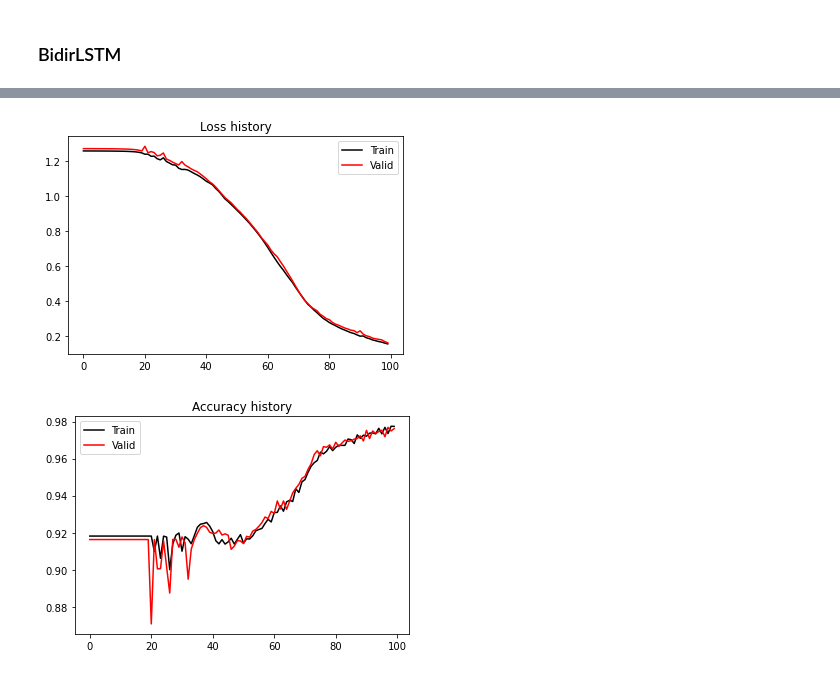
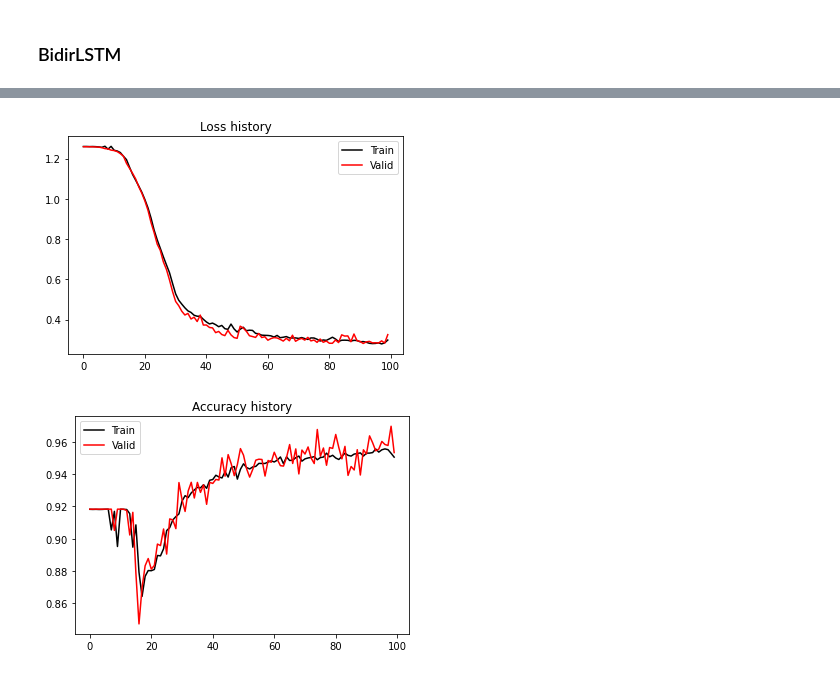
Before and after one commit to DIG-Kaust/MLgeoscience, a Jupyter notebook: labs/notebooks/EventDetection/EventDetection.ipynb, the cells around one changed output, grey strips where cells are left out. Cells and saved outputs as stored; diff of their text form; code cells hidden in the pictures.

```diff
--- a/labs/notebooks/EventDetection/EventDetection.ipynb
+++ b/labs/notebooks/EventDetection/EventDetection.ipynb
@@ -64,7 +64,7 @@ Finally we set a flag that chooses whether we want to train our networks or load
 
 In this lab we will first train our networks and later simply load them if we want to just do some predictions on new data.
 # %%
-loadmodel = False
+loadmodel = True
 modelsdir = './'
 # %% [markdown]
 ## Data creation
@@ -82,9 +82,8 @@ where the central frequency of the wavelet $f$, the time of the event $t_0$, and
 # Input paramters
 nt = 500 # number of time samples
 dt = 0.002 # time sampling
-#SNR = [50., 100., -1., 70.] # signal to noise ratio paramters (min, max, skewness, mean)
-SNR = [5., 10., -1., 4.] # signal to noise ratio paramters (min, max, skewness, mean)
-#SNR = [2., 5., -1., 3.] # signal to noise ratio paramters (min, max, skewness, mean)
+#SNR = [5., 10., -1., 4.] # signal to noise ratio paramters (min, max, skewness, mean) - low noise level
+SNR = [2., 8., 4., 3.] # signal to noise ratio paramters (min, max, skewness, mean) - high noise level
 noise_freq = [2, 40] # min and max frequency of noise
 wavelet_freq = [20, 30] # min and max frequency of wavelet
 
@@ -280,9 +301,12 @@ y_test = torch.from_numpy(test_data_y).float()
 
 test_dataset = TensorDataset(X_test, y_test)
 
-# Use Pytorch's functionality to load data in batches
-train_loader = DataLoader(train_dataset, batch_size=100, shuffle=True)
-test_loader = DataLoader(test_dataset, batch_size=100, shuffle=False)
+# Create DataLoaders fixing the generator for reproducibily
+g = torch.Generator()
+g.manual_seed(0)
+
+train_loader = DataLoader(train_dataset, batch_size=32, shuffle=True, generator=g)
+test_loader = DataLoader(test_dataset, batch_size=32, shuffle=False)
 # %% [markdown]
 ### LSTM with Standard BCE
 # %%
@@ -468,8 +511,9 @@ predict(network_w1, X, y, model, device, dt=dt, nplot=5)
 # %% [markdown]
 ### BidirLSTM
 # %%
-model = 'bilstm_strongweightedbce'
+model = 'bilstm_weightedbce'
 nepochs = 100
+set_seed(40)
 
 if not loadmodel:
     # Train
@@ -482,22 +526,37 @@ if not loadmodel:
     train_loss_history, valid_loss_history, train_acc_history, valid_acc_history, iepoch_best = \
         training(network_w2, bce_loss_weight, optim, nepochs, train_loader, test_loader,
                  device=device, modeldir=modelsdir, modelname=model)
-    print('Best epoch: %d' % iepoch_best)
 
-    plt.figure()
-    plt.plot(train_loss_history, 'k', label='Train')
-    plt.plot(valid_loss_history, 'r', label='Valid')
-    plt.title('Loss history')
-    plt.legend()
-
-    plt.figure()
-    plt.plot(train_acc_history, 'k', label='Train')
-    plt.plot(valid_acc_history, 'r', label='Valid')
-    plt.title('Accuracy history')
-    plt.legend();
+    np.savez(os.path.join(modelsdir, 'models', model + '_trainhistory'),
+             train_loss_history=train_loss_history,
+             valid_loss_history=valid_loss_history,
+             train_acc_history=train_acc_history,
+             valid_acc_history=valid_acc_history,
+             iepoch_best=iepoch_best)
 else:
     # Load best model
     network_w2 = BiLSTMNetwork(1, 200, 1)
     network_w2.load_state_dict(torch.load(os.path.join(modelsdir, 'models', model+'.pt')))
     network_w2.to(device)
+
+    fhist = np.load(os.path.join(modelsdir, 'models', model + '_trainhistory.npz'))
+    train_loss_history = fhist['train_loss_history']
+    valid_loss_history = fhist['valid_loss_history']
+    train_acc_history = fhist['train_acc_history']
+    valid_acc_history = fhist['valid_acc_history']
+    iepoch_best = fhist['iepoch_best']
+
+print('Best epoch: %d, Valid accuracy: %.2f' % (iepoch_best, valid_acc_history[iepoch_best]))
+
+plt.figure()
+plt.plot(train_loss_history, 'k', label='Train')
+plt.plot(valid_loss_history, 'r', label='Valid')
+plt.title('Loss history')
+plt.legend()
+
+plt.figure()
+plt.plot(train_acc_history, 'k', label='Train')
+plt.plot(valid_acc_history, 'r', label='Valid')
+plt.title('Accuracy history')
+plt.legend();
 # %% [output]
@@ -515,5 +564,5 @@ Best epoch: 97
-[figure, old version]
+[figure, new version]
-[figure, old version]
+[figure, new version]
 # %%
 # Prediction train
 X, y = next(iter(train_loader))
```
Also changed, not shown: parts of 22 cells of this notebook, 3 other files.
